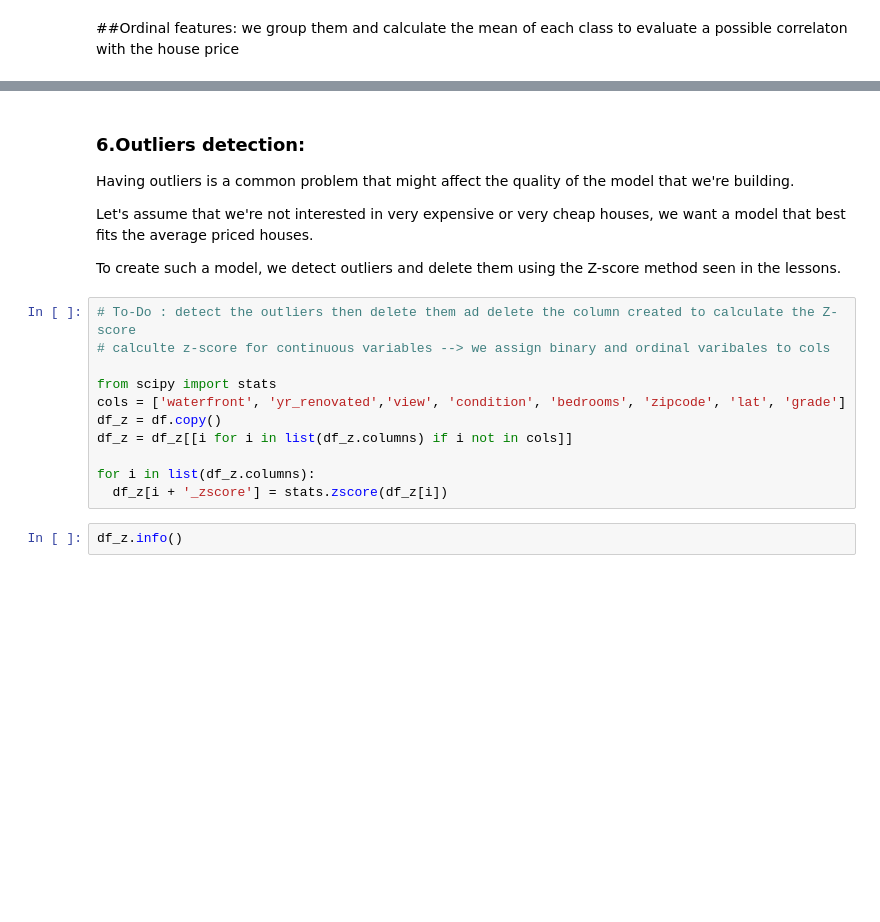
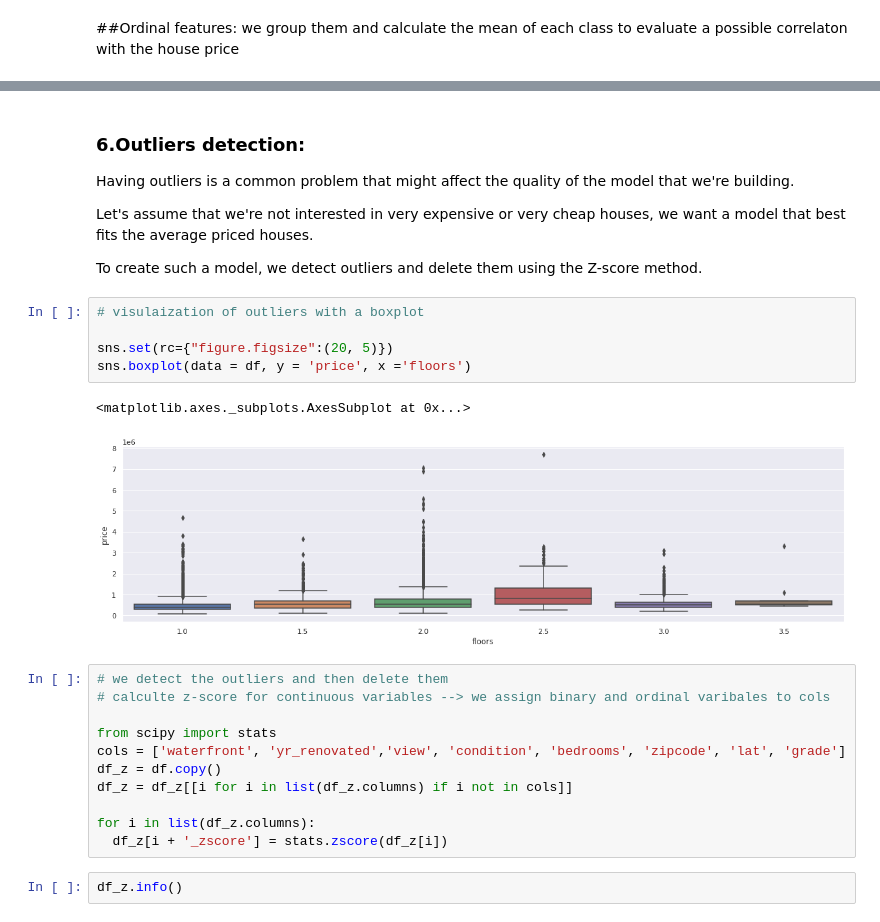
Before and after one commit to ChristianWussow/Portfolio, a Jupyter notebook: Data_Analytics_Project.ipynb, the cells around one changed output, grey strips where cells are left out. Drawn from its saved outputs; the diff is of its cells as text; blank space fills up the shorter version.

```diff
--- a/Data_Analytics_Project.ipynb
+++ b/Data_Analytics_Project.ipynb
@@ -324,9 +323,17 @@ Having outliers is a common problem that might affect the quality of the model t
 
 Let's assume that we're not interested in very expensive or very cheap houses, we want a model that best fits the average priced houses.
 
-To create such a model, we detect outliers and delete them using the Z-score method seen in the lessons.
+To create such a model, we detect outliers and delete them using the Z-score method.
+# %%
+# visulaization of outliers with a boxplot
+
+sns.set(rc={"figure.figsize":(20, 5)})
+sns.boxplot(data = df, y = 'price', x ='floors')
+# %% [output]
+<matplotlib.axes._subplots.AxesSubplot at 0x...>
+[figure, added]
 # %%
-# To-Do : detect the outliers then delete them ad delete the column created to calculate the Z-score
+# we detect the outliers and then delete them
 # calculte z-score for continuous variables --> we assign binary and ordinal varibales to cols
 
 from scipy import stats
```
Also changed, not shown: parts of 27 cells of this notebook.
